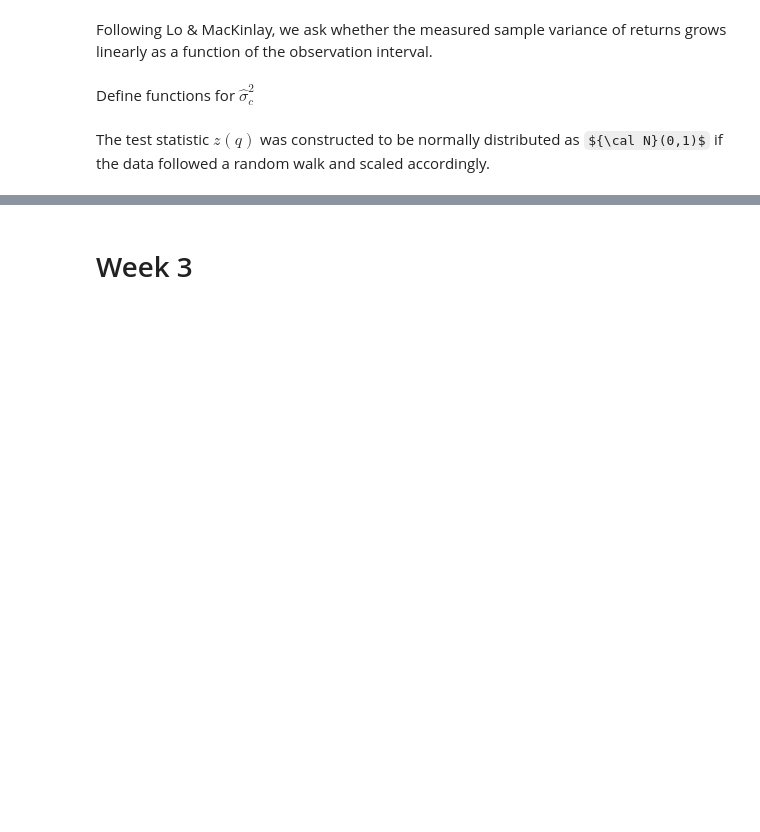
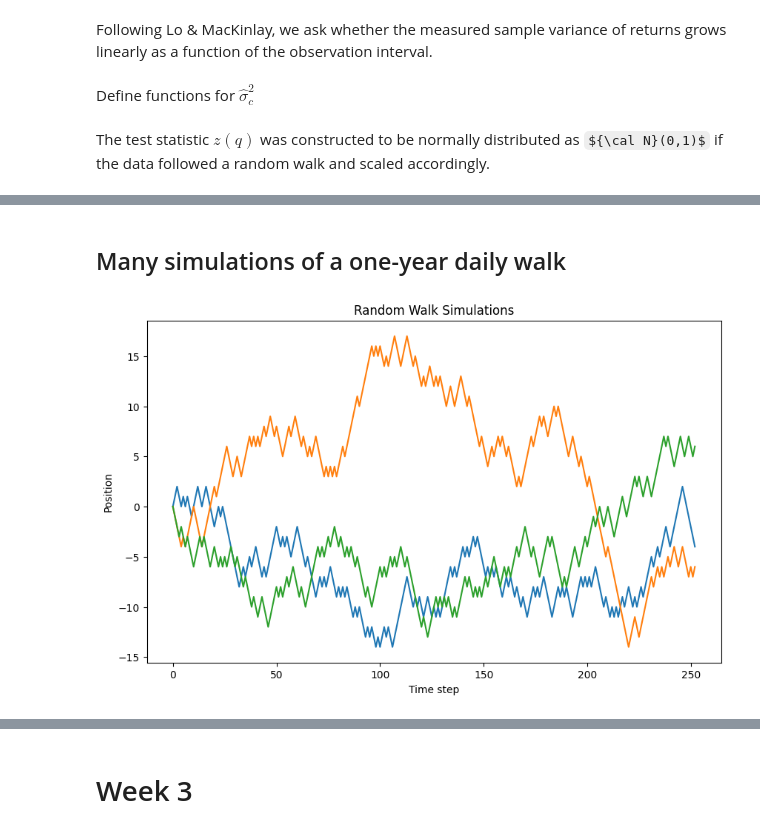
Before and after one commit to ichsanulamal/notes, a Jupyter notebook: finance/Foundations of Modern Finance I/demos.ipynb, the cells around one changed output, grey strips where cells are left out. Cells and saved outputs as stored; diff of their text form; code cells hidden in the pictures; some formulas as TeX source; blank space fills up the shorter version.

```diff
--- a/finance/Foundations of Modern Finance I/demos.ipynb
+++ b/finance/Foundations of Modern Finance I/demos.ipynb
@@ -242,0 +280,38 @@ plt.show()
+# %% [markdown]
+## Many simulations of a one-year daily walk
+# %%
+import numpy as np
+import matplotlib.pyplot as plt
+
+# Set probability of "success" and "failure"
+p = 0.5
+q = 1 - p
+
+# Number of trading days in a year
+Nt = 252
+
+# Number of simulations
+Np = int(1e4)
+
+# Generate a set of uniform random draws
+z = np.random.rand(Nt, Np)
+
+# Transform to binomial random variable +/- 1
+x = np.sign(p - z)
+
+# Initialize and reserve space for random paths
+s = np.zeros((Nt + 1, Np))
+
+# Perform the random walk
+for t in range(Nt):
+    s[t + 1, :] = s[t, :] + x[t, :]
+
+# Plot the first three paths
+plt.figure(figsize=(10, 6))
+plt.plot(s[:, :3])
+plt.xlabel('Time step')
+plt.ylabel('Position')
+plt.title('Random Walk Simulations')
+plt.show()
+# %% [output]
+[figure, added]
```
Also changed, not shown: parts of 6 cells of this notebook, 3 other files.
